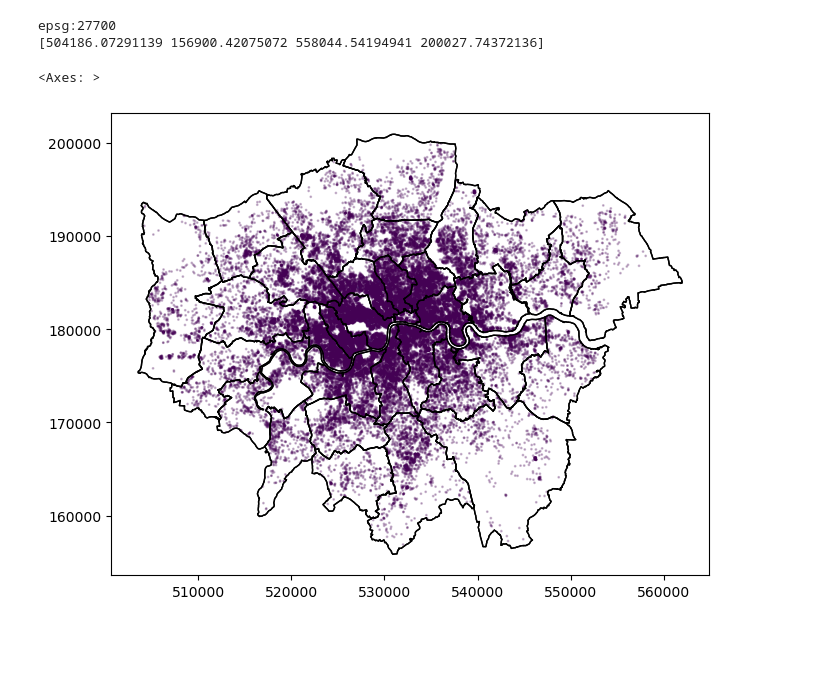
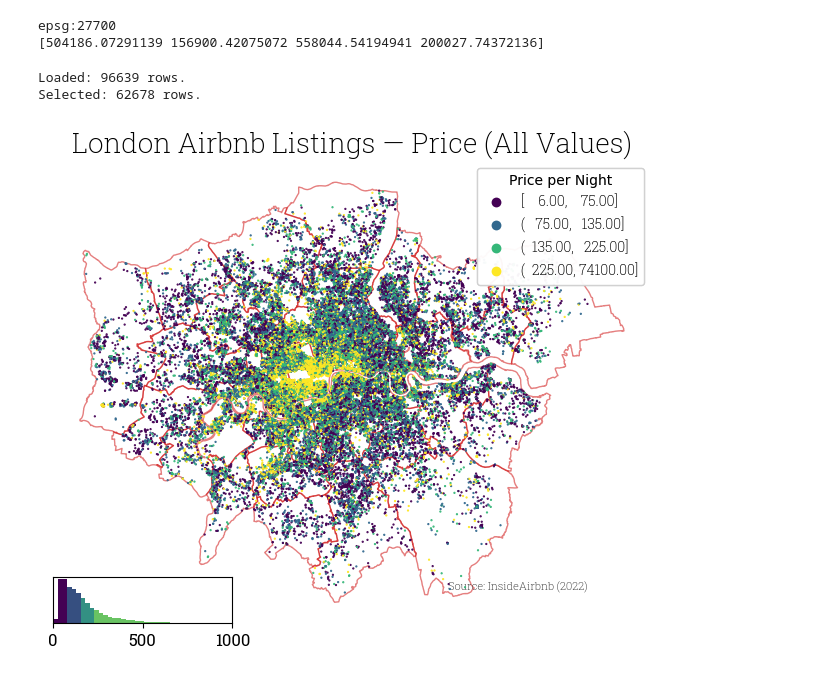
Before and after one commit to yjzhou217/The-Universe-s-Premier-F, a Jupyter notebook: code-draft.ipynb, the cells around one changed output. Cells and saved outputs as stored; diff of their text form; code cells hidden in the pictures; blank space fills up the shorter version.

Commit message:
airbnb out of control 1-2

```diff
--- a/code-draft.ipynb
+++ b/code-draft.ipynb
@@ -376,18 +376,63 @@ print(gdf.total_bounds)
 epsg:27700
 [504186.07291139 156900.42075072 558044.54194941 200027.74372136]
 # %%
-#airbnb在空间上的分布，集中在哪个区域
-base = boros.plot(edgecolor='black',
-    facecolor='white',
-    linewidth=1.0,
-    figsize=(8,6))
+#1.1airbnb在空间上的分布，集中在哪个区域
+fontname = "Roboto Slab"
 
-#按价格着色的分布图（价格的数值需要处理）
-gdf.to_crs('epsg:27700').plot(ax=base, column='price', cmap='viridis', alpha=0.25, markersize=1, figsize=(8,6));
-boros.boundary.plot(ax=base,
-    color='black',
-    linewidth=1.0,
-    figsize=(8,6))
+matplotlib.font_manager.FontManager().findfont(fontname, fontext='ttf', rebuild_if_missing=True)
+
+import pysal as p
+import mapclassify as mc
+import palettable.matplotlib as palmpl
+from legendgram import legendgram
+
+tgdf = gdf[
+    (~gdf.price.isna()) &
+    (gdf.price > 0) ].copy()
+
+print(f"Loaded: {gdf.shape[0]} rows.")
+print(f"Selected: {tgdf.shape[0]} rows.")
 # %% [output]
-<Axes: >
+Loaded: 96639 rows.
+Selected: 62678 rows.
-[figure, removed]
+# %%
+q = mc.Quantiles(tgdf.price.values, k=4)
+
+tgdf['bins'] = q.yb
+
+f,ax = plt.subplots(figsize=(8,6))
+boros.plot(edgecolor=(0.8, 0, 0, 0.5), facecolor='none', linewidth=1, zorder=1, ax=ax)
+
+ax.axis('off')
+
+tgdf.plot(column='bins', categorical=True,
+         cmap='viridis', legend=True, marker='.', markersize=1.5, zorder=4, ax=ax)
+
+ax.set_title('London Airbnb Listings — Price (All Values)',
+             fontdict={'fontsize':'20', 'fontweight':'3', 'family':fontname})
+
+for c in ax.collections:
+    if c.get_zorder()==4:
+        handles, _ = c.legend_elements(prop="colors")
+        legend1 = ax.legend(handles, q.get_legend_classes(fmt='{:.2f}'),
+                            loc="upper right", title="Price per Night",
+                            prop={'size':'10', 'weight':'1', 'family':fontname})
+        ax.add_artist(legend1)
+
+a = ax.text(tgdf.geometry.x.max(), tgdf.geometry.y.min(), 'Source: InsideAirbnb (2022)',
+             horizontalalignment='right', verticalalignment='bottom',
+             fontsize=8, fontweight=2, color='#333333', family=fontname)
+
+ax2 = legendgram(f, ax,
+           tgdf.price, q.bins, bins=round(gdf.price.max()/25),
+           pal=palmpl.Viridis_4,
+           legend_size=(0.3, 0.1),
+           loc='lower left',
+           clip=(0,1000),
+           frameon=True
+    )
+
+for tk in ax2.get_xticklabels():
+    tk.set_fontname(fontname)
+# %% [output]
+[figure, added]
```
Also changed, not shown: parts of 2 cells of this notebook.
